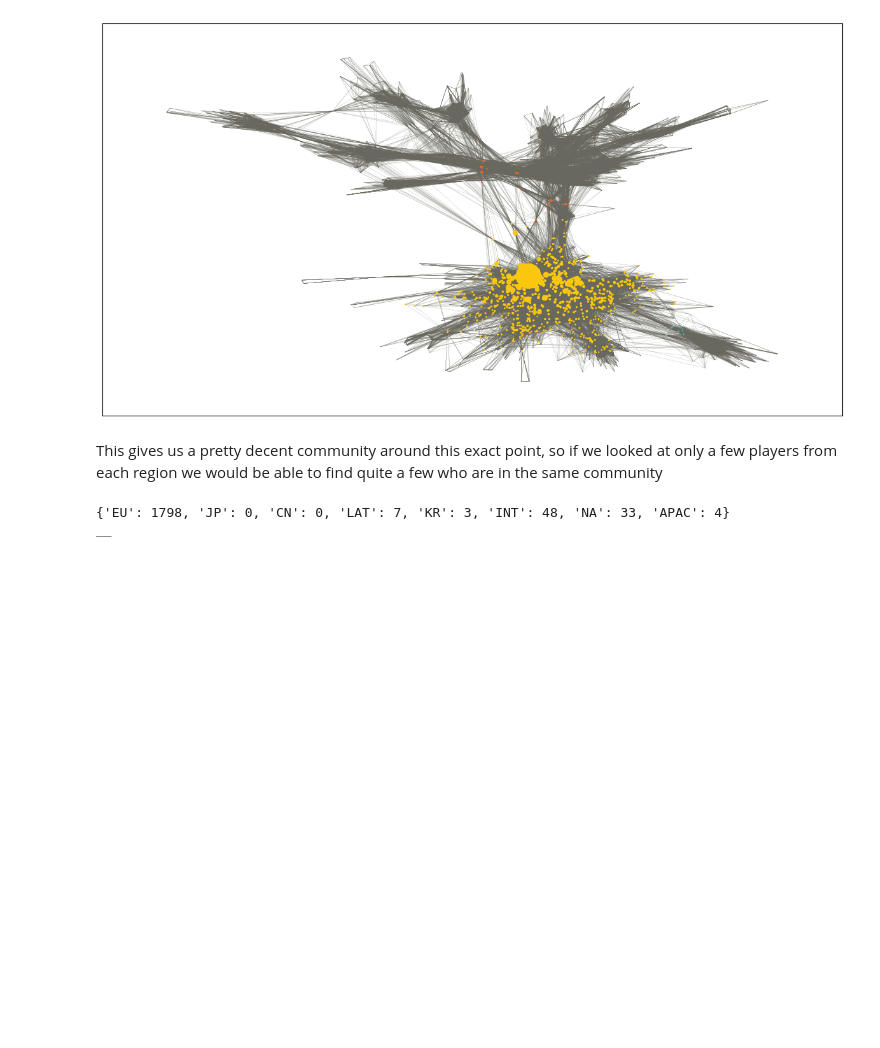
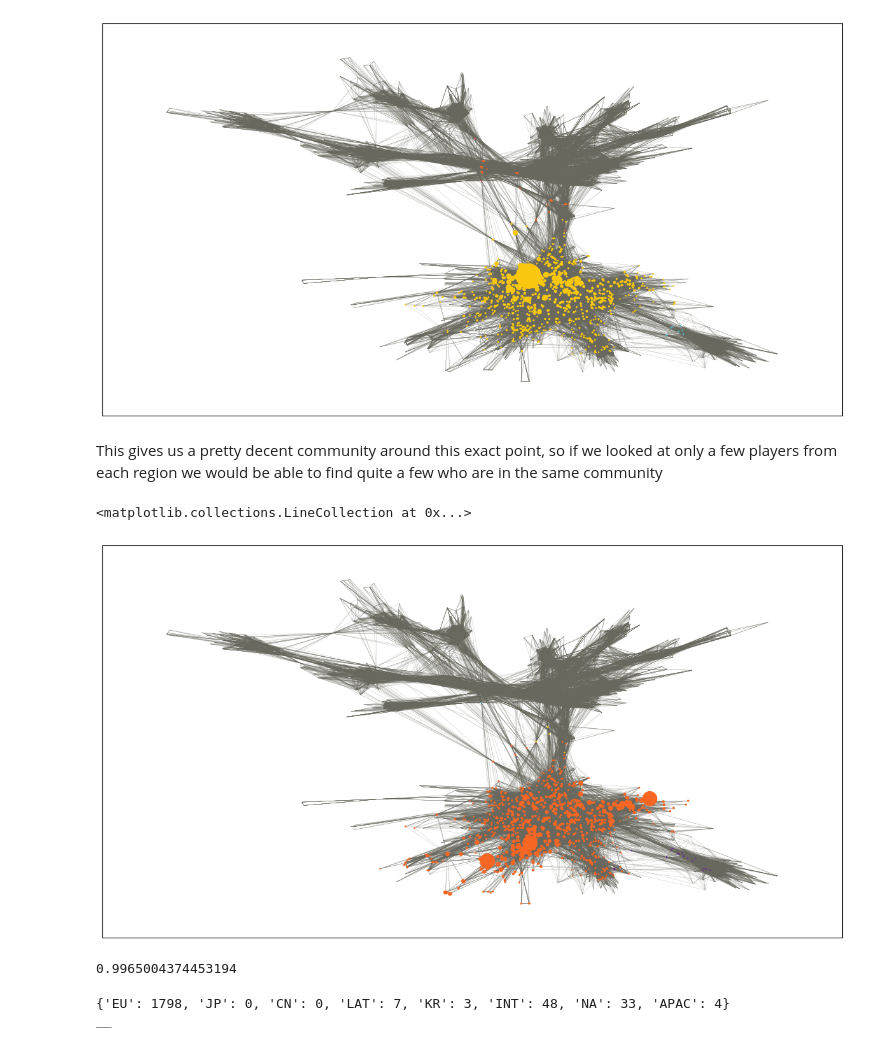
Before and after one commit to dwarfy35/Datamining_project, a Jupyter notebook: link_analysis.ipynb, the cells around one changed output. Saved outputs shown, nothing was run; the diff lists cells and outputs as text; code cells hidden in the pictures; blank space fills up the shorter version.

```diff
--- a/link_analysis.ipynb
+++ b/link_analysis.ipynb
@@ -162,0 +170,6 @@ array([0, 0, 0, ..., 1, 1, 1])
+# %%
+correct = 0
+for i in range(len(z)):
+    if regions_test[z[i]] == player_region[i]:
+        correct +=1
+correct/len(uniq_player_ids)
@@ -348,3 +363,27 @@ nx.draw_networkx_edges(G, layout, width=0.2, alpha=0.6, edge_color = "#68685e")
 [figure]
 # %% [markdown]
 This gives us a pretty decent community around this exact point, so if we looked at only a few players from each region we would be able to find quite a few who are in the same community
+# %%
+indices = [i for i, x in enumerate(player_region) if x == "EU"]
+# %%
+import random
+
+
+random_eu = random.sample(indices, 3)
+# %%
+personlization = {node:0 for node in G.nodes()}
+for val in random_eu:
+    personlization[val]=1/len(random_eu)
+ppreu_2 = nx.pagerank(G,personalization=personlization)
+thresh = 0.0001
+for k, v in ppreu_2.items():
+    if v < thresh:
+        ppreu_2[k] = 0
+# %%
+plt.figure(figsize=(15,8))
+node_sizes = [5000 * ppreu_2[node] for node in G.nodes()]
+nx.draw_networkx_nodes(G, layout, node_size=node_sizes, node_color=color_labels)
+nx.draw_networkx_edges(G, layout, width=0.2, alpha=0.6, edge_color = "#68685e")
+# %% [output]
+<matplotlib.collections.LineCollection at 0x...>
+[figure, added]
@@ -351,3 +392,12 @@ This gives us a pretty decent community around this exact point, so if we looked
+# %%
+correct = 0
+for val in ppreu_2:
+    if ppreu_2[val]>0:
+        if player_region[val] == "EU":
+            correct+=1
+correct/len(ppreu_2_non_zero)
+# %% [output]
+0.9965004374453194
 # %%
 ppreu_ids = []
 for val in ppreu:
```
Also changed, not shown: parts of 8 cells of this notebook.
